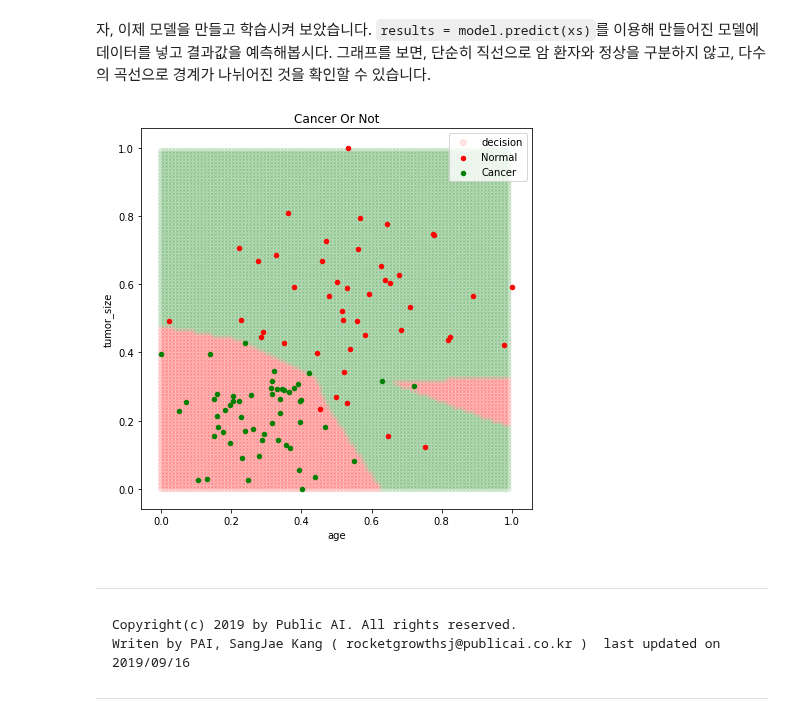
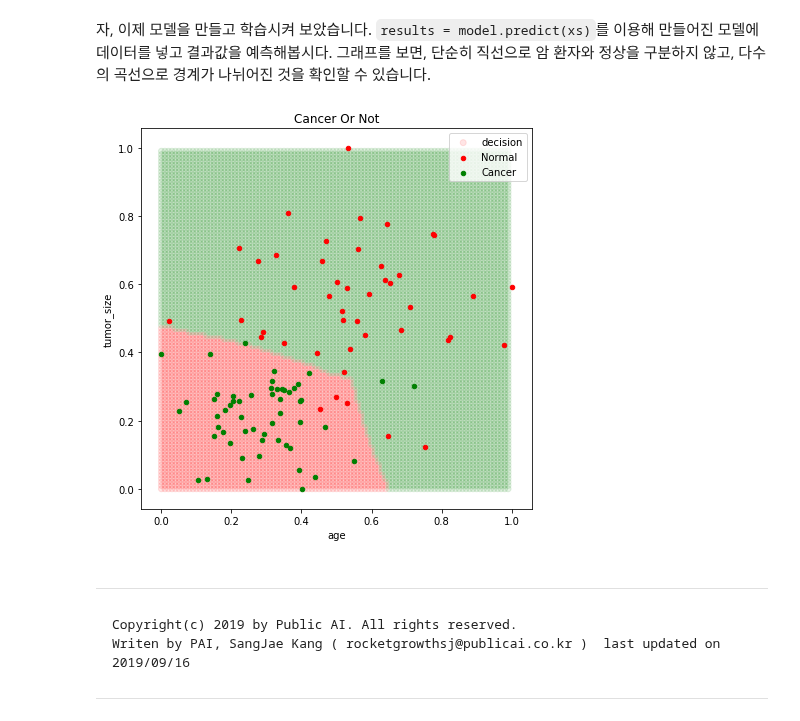
Before and after one commit to kEEPpp/Multicampus_Vision_Lecture_deploy, a Jupyter notebook: lecture-codes/Week1/Day4/3_심층 신경망 분류기 만들기.ipynb, the cells around one changed output. Cells and saved outputs as stored; diff of their text form; code cells hidden in the pictures.

```diff
--- a/lecture-codes/Week1/Day4/3_심층 신경망 분류기 만들기.ipynb
+++ b/lecture-codes/Week1/Day4/3_심층 신경망 분류기 만들기.ipynb
@@ -130,6 +130,6 @@ keras에서는 `fit()`함수를 사용해 훈련셋을 이용하여 구성한
 # %% [markdown]
 `fit()` 함수의 주요 인자로는 epoch와 batch_size가 있습니다. 전체 훈련 데이터에 수행되는 각 반복을 **에포크(Epoch)**라고 합니다. 각 epoch마다 네트워크가 배치에서 손실에 대한 가중치의 그래디언트를 계산하고 그에 맞추어 가중치를 업데이트 합니다. batch_size는 기본 32로 설정되어 있습니다. 한 번에 32개의 데이터씩 처리한다는 의미입니다.
 # %%
-history = model.fit(X, y, epochs=1000, verbose=2)
+history = model.fit(X, y, epochs=500, verbose=2)
 # %% [output]
 WARNING: Logging before flag parsing goes to stderr.
@@ -176,31 +174,31 @@ plt.show()
 # %%
 x1s,x2s = np.mgrid[0:1:0.01,0:1:0.01]
 xs = np.stack([x1s.ravel(),x2s.ravel()],axis=1)
 
 results = model.predict(xs) # 결과 예측
 
 colors = []
-for result in .ravel():
+for result in results.ravel():
     if result > 0.5:
         colors.append('g')
     else:
         colors.append('r')
 
 fig = plt.figure(figsize=(7,7))
 ax = fig.add_subplot(1,1,1)
 ax.scatter(xs[:,0],xs[:,1],c=colors,alpha=0.1)
 
 # 0: 정상
 X[y==1].plot('age','tumor_size',ax=ax,legend=True,
                                    kind='scatter',color='red')
 # 1: 암환자
 X[y==0].plot('age','tumor_size',ax=ax,legend=True,
                                    kind='scatter',color='green')
 plt.legend(["decision",'Normal','Cancer'])
 plt.title("Cancer Or Not")
 plt.show()
 # %% [output]
-[figure, old version]
+[figure, new version]
 # %% [markdown]
 #
 
```
Also changed, not shown: parts of 3 cells of this notebook, 1 other file.
